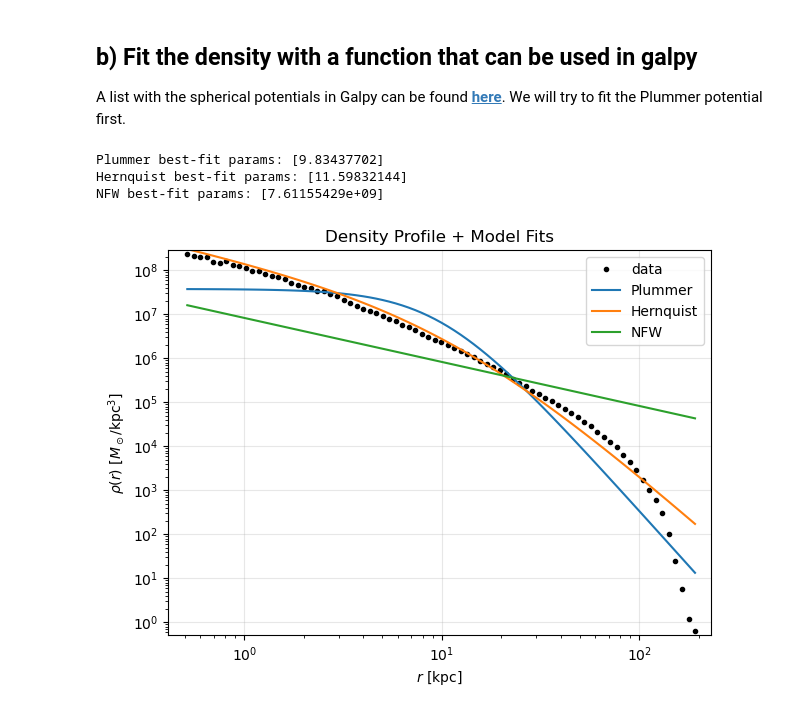
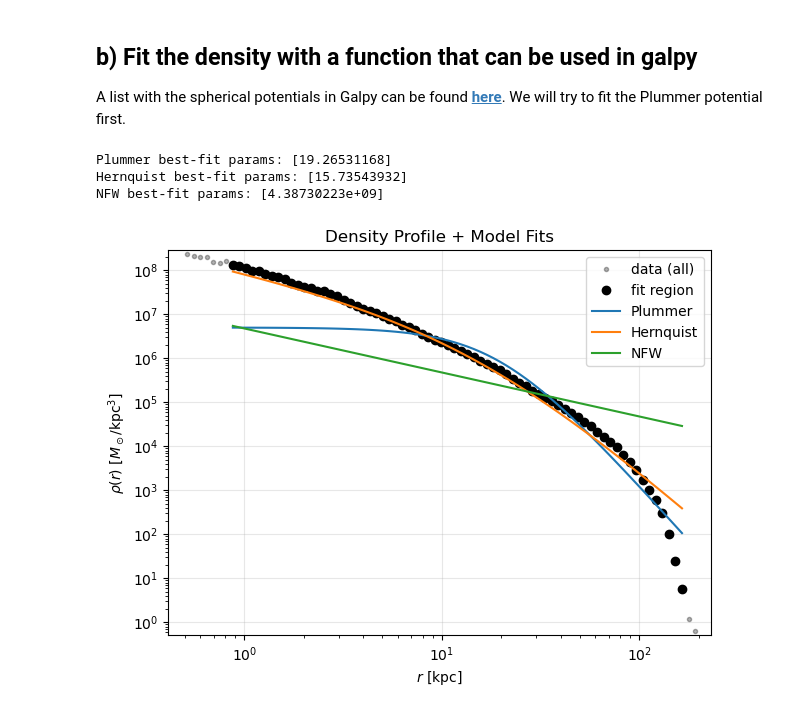
Before and after one commit to gvansan/TANA_notebooks, a Jupyter notebook: Project/hdf5_file_mathijs.ipynb, the cells around one changed output. Cells and saved outputs as stored; diff of their text form; code cells hidden in the pictures.

```diff
--- a/Project/hdf5_file_mathijs.ipynb
+++ b/Project/hdf5_file_mathijs.ipynb
@@ -378,6 +378,10 @@ shell_volume = (4/3)*np.pi*(r_bins[1:]**3 - r_bins[:-1]**3) #volume of shell (r_
 rho_data = particles_per_bin*m_dm/shell_volume
 r_mid = np.sqrt(r_bins[1:] * r_bins[:-1])
 
+# Poisson uncertainty
+sigma_rho = m_dm * np.sqrt(np.maximum(particles_per_bin, 1)) / shell_volume
+sigma_log10 = (1/np.log(10)) * sigma_rho / np.maximum(rho_data, 1e-300)
+
 import matplotlib.pyplot as plt
 
 plt.loglog(r_mid, rho_data)
@@ -396,9 +400,12 @@ A list with the spherical potentials in Galpy can be found __[here](https://docs
 from scipy.optimize import curve_fit
 from galpy.potential import PlummerPotential
 
+
+
 M = m_dm*N
 rho_0 = M/size**3
-
+softening_length = 0.288 #scale below which gravity is smoothed to avoid divergences.
+                         #is reported on TNG-50 for z <= 1
 #Define the densities we want to fit
 def rho_plummer(r, a):
     """Plummer density: M = total mass, a = scale"""
@@ -418,39 +425,43 @@ models = [
     ("Plummer", rho_plummer, [1.0]),
     ("Hernquist", rho_hernquist, [1.0]),
     ("NFW", rho_nfw, [1.0]),
 ]
 
-# Mask out empty bins / strip zeros
-mask = rho_data > 0 and r_mid < r_mid.max()*0.95
+# Fit interval:  strip zeros / remove outer 10%/soften core
+mask = (rho_data > 0) & (r_mid < 0.9 * r_mid.max()) & (r_mid > 3*softening_length)
 rfit = r_mid[mask]
 rhfit = rho_data[mask]
+sigma_fit = sigma_log10[mask]
+
 
 plt.figure(figsize=(7,5))
-plt.loglog(r_mid, rho_data, "k.", label="data")
+plt.loglog(r_mid, rho_data, "k.", alpha=0.3, label="data (all)")  # faint full profile
+plt.loglog(rfit, rhfit, "ko", label="fit region")                 # highlight region fitted
 
 for name, func, p0 in models:
     # Fit in log‐space: log10(rho)
     def fitfunc(r, *p):
         return np.log10(func(r, *p))
 
-    popt, _ = curve_fit(fitfunc, rfit, np.log10(rhfit), p0=p0, maxfev=20000)
+    #Use Poisson errors as weights to the fit
+    popt, _ = curve_fit(fitfunc, rfit, np.log10(rhfit), p0=p0, sigma= sigma_fit, maxfev=20000)
 
     # Plot fitted curve
-    plt.loglog(r_mid, func(r_mid, *popt), label=f"{name}")
+    plt.loglog(rfit, func(rfit, *popt), label=f"{name}")
 
     print(f"{name} best-fit params: {popt}")
 
 plt.xlim(min(r_mid)*0.8, max(r_mid)*1.2)
 plt.ylim(min(rho_data)*0.8, max(rho_data)*1.2)
 
 plt.xlabel(r"$r$ [kpc]")
 plt.ylabel(r"$\rho(r)$ [$M_\odot / \mathrm{kpc}^3$]")
 plt.title("Density Profile + Model Fits")
 plt.legend()
 plt.grid(alpha=0.3)
 plt.show()
 # %% [output]
-Plummer best-fit params: [9.83437702]
-Hernquist best-fit params: [11.59832144]
-NFW best-fit params: [7.61155429e+09]
+Plummer best-fit params: [19.26531168]
+Hernquist best-fit params: [15.73543932]
+NFW best-fit params: [4.38730223e+09]
-[figure, old version]
+[figure, new version]
```
